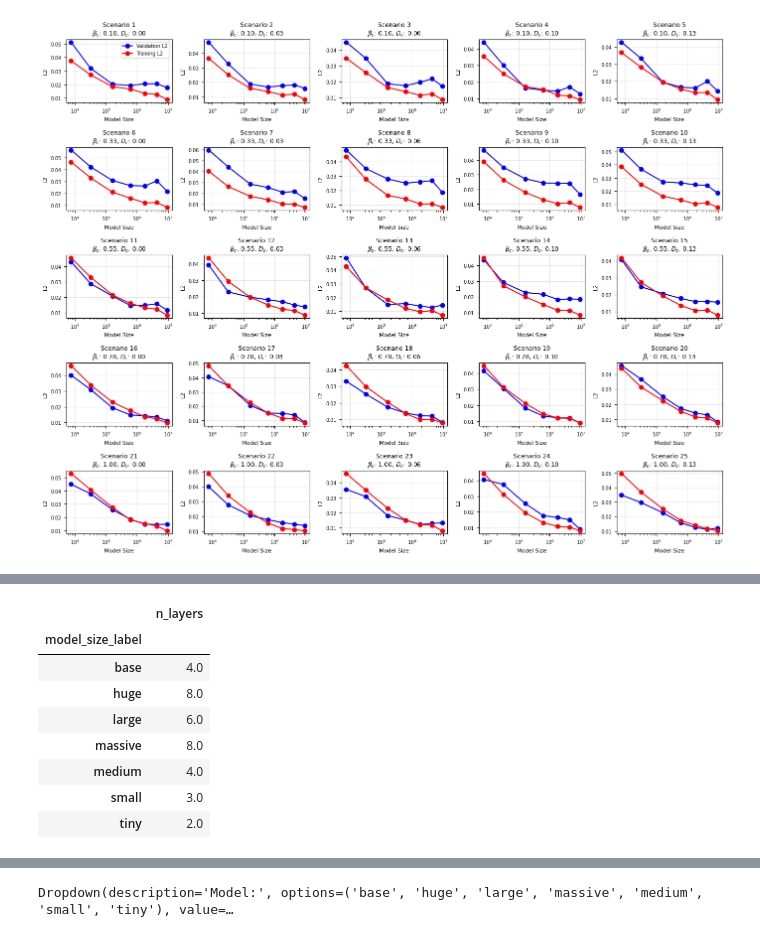
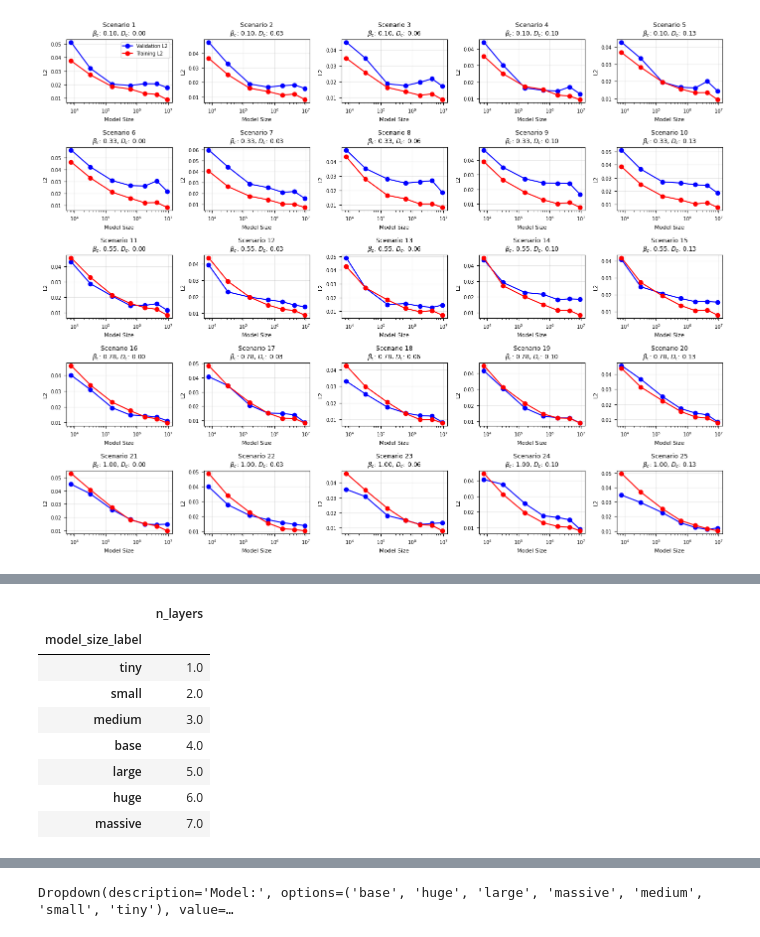
Before and after one commit to arpit-kapoor/gw_henry_fno, a Jupyter notebook: notebooks/compare_preds_targets.ipynb, the cells around one changed output, grey strips where cells are left out. Drawn from its saved outputs; the diff is of its cells as text; code cells hidden in the pictures.

```diff
--- a/notebooks/compare_preds_targets.ipynb
+++ b/notebooks/compare_preds_targets.ipynb
@@ -331,9 +331,12 @@ Scenario: 05, file: scenario_05_huge_val_final_step.npz, slice: y=10
 # Grid Scenarios
 # %%
 import os
+from datetime import datetime
 grid_results_dir = Path(os.path.expanduser("~/Projects/groundwater/results/fno_henry_results/training_08_dynamic/"))
 grid_results_csv = grid_results_dir / "scenarios_run_000003_fno_sweep_per_scenario_results.csv"
 grid_results_df = pd.read_csv(grid_results_csv)
+grid_results_df.timestamp = pd.to_datetime(grid_results_df.timestamp)
+grid_results_df = grid_results_df.loc[grid_results_df.timestamp < datetime(2026, 5, 14)]
 grid_results_df.head()
 # %% [output]
 |  | timestamp | scenario_collection | validation_tag | scenario_name | model_size_label | hidden_channels | ... |
@@ -575,14 +586,14 @@ Scenario 25  β_c=1.00  D_c=0.1280  α=-0.1722 a=0.0229 c=0.0000
 # %%
 grid_results_df.groupby('model_size_label').agg(
     n_layers=pd.NamedAgg(column='n_layers', aggfunc='mean')
-)
+).sort_values('n_layers')
 # %% [output]
 |  | n_layers |
 | model_size_label |  |
+| tiny | 1.0 |
+| small | 2.0 |
+| medium | 3.0 |
 | base | 4.0 |
-| huge | 8.0 |
-| large | 6.0 |
-| massive | 8.0 |
-| medium | 4.0 |
-| small | 3.0 |
-| tiny | 2.0 |
+| large | 5.0 |
+| huge | 6.0 |
+| massive | 7.0 |
```
Also changed, not shown: parts of 5 cells of this notebook.
